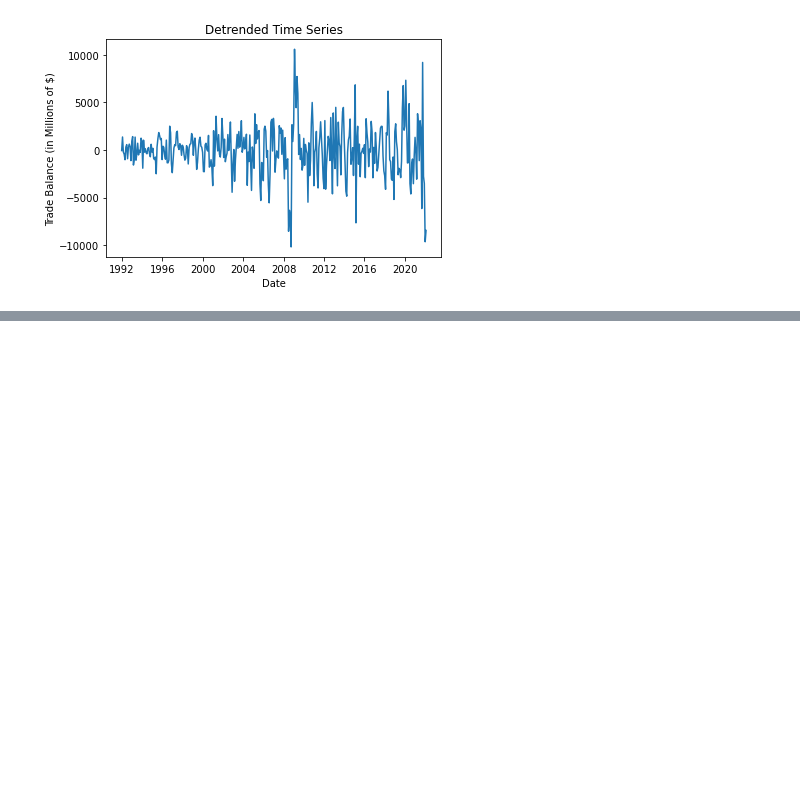
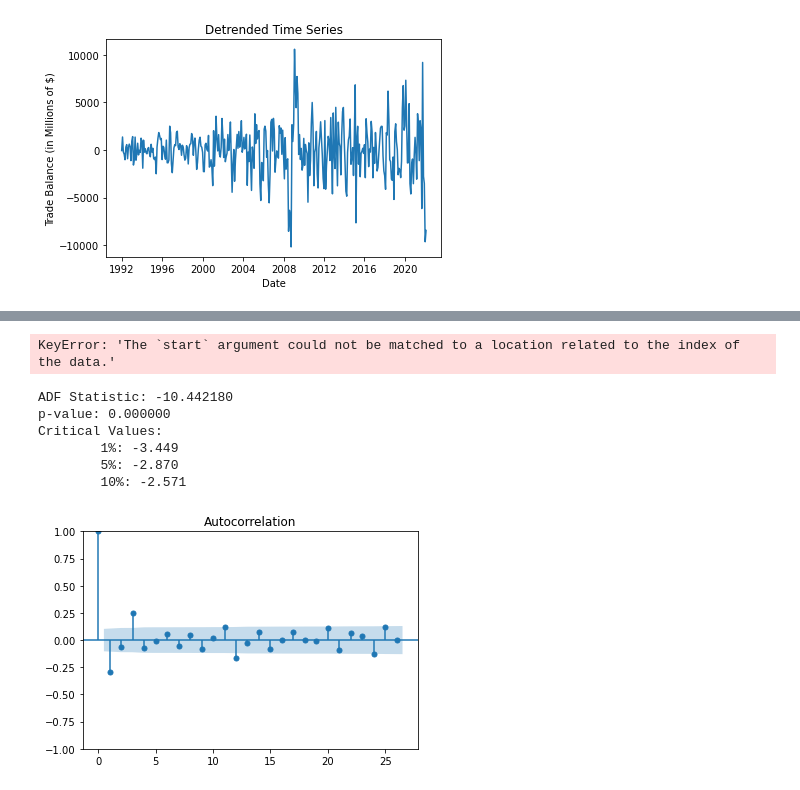
Before and after one commit to AGoyal0512/Trade-Balance-Forecasting, a Jupyter notebook: Project Report.ipynb, the cells around one changed output, grey strips where cells are left out. Drawn from its saved outputs; the diff is of its cells as text; code cells hidden in the pictures; blank space fills up the shorter version.

```diff
--- a/Project Report.ipynb
+++ b/Project Report.ipynb
@@ -36,0 +168,27 @@ plt.show()
+# %%
+predictions = model_fit.predict(start = pred_start_date, end = pred_end_date)
+residuals = test_data['BOPGSTB'] - predictions
+# %% [output]
+KeyError: 'The `start` argument could not be matched to a location related to the index of the data.'
+# %%
+from statsmodels.tsa.stattools import adfuller
+# https://machinelearningmastery.com/time-series-data-stationary-python/
+# X = df['BOPGSTB']
+X = X.diff().dropna()
+result = adfuller(X)
+print('ADF Statistic: %f' % result[0])
+print('p-value: %f' % result[1])
+print('Critical Values:')
+for key, value in result[4].items():
+    print('\t%s: %.3f' % (key, value))
+# %% [output]
+ADF Statistic: -10.442180
+p-value: 0.000000
+Critical Values:
+        1%: -3.449
+        5%: -2.870
+        10%: -2.571
+# %%
+plot_acf(X.dropna());
+# %% [output]
+[figure, added]
```
Also changed, not shown: parts of 19 cells of this notebook.
